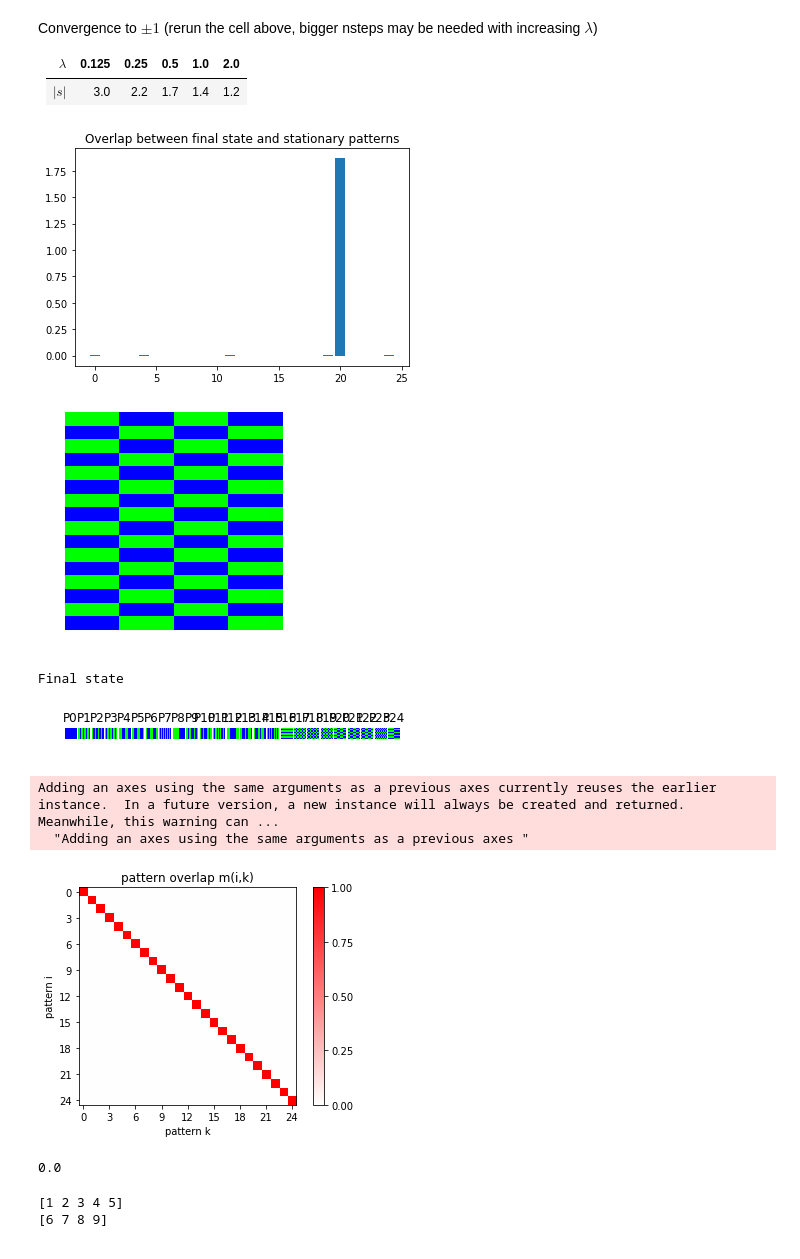
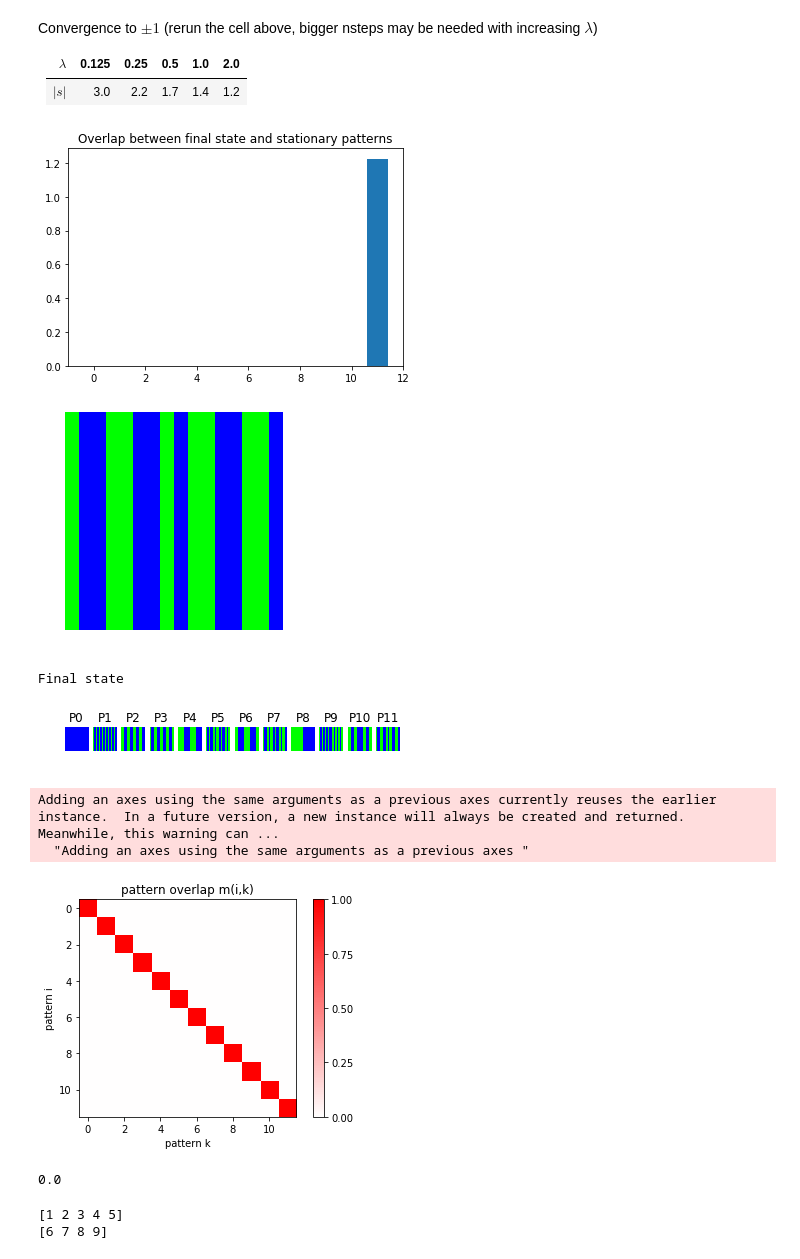
Before and after one commit to lytex/hopfield, a Jupyter notebook: Temperature.ipynb, the cells around one changed output. Cells and saved outputs as stored; diff of their text form; code cells hidden in the pictures.

```diff
--- a/Temperature.ipynb
+++ b/Temperature.ipynb
@@ -61,9 +61,9 @@ def get_stationary(N, K):
     H = np.squeeze(hadamard(N)) # Orthogonal patterns by definition
 
     if K == 1:
-        H = H[0:N, L:L+1] # Get one arbitrary pattern
+        H = H[L:L+1, 0:N] # Get one arbitrary pattern
     else:
-        H = H[0:N, 0:K]
+        H = H[0:K, 0:N]
 
     return H
 
@@ -92,7 +92,7 @@ def plot_evolution(states, H, L):
         print('Stationary state')
 
     else:
-        H_patterns = factory.reshape_patterns(H.T)
+        H_patterns = factory.reshape_patterns(H)
         old = plt.rcParams["figure.figsize"]
         plt.rcParams["figure.figsize"] = (20, 20) # Bigger size
         # Break into multiple lines if necessary
@@ -102,7 +102,7 @@ def plot_evolution(states, H, L):
         print('Stationary states')
 
 
-def iterate_plot(nsteps,  plot=False, flips=-1, pattern=-1,):
+def iterate_plot(nsteps,  plot=False, flips=-1, pattern=-1,user_state=False):
     """
     iterate_plot(nsteps, plot=False, flips=-1, pattern=-1)
     iterate nsteps and plot (if True) time evolution, final state and all stationary patterns
@@ -119,7 +119,7 @@ def iterate_plot(nsteps,  plot=False, flips=-1, pattern=-1,):
     factory = pattern_tools.PatternFactory(L, L)
 
     # einstein summation convention, sum in lambda index (l in the code)
-    hopfield_net.weights = 1/N*np.einsum('il,jl->ij', H, H)
+    hopfield_net.weights = 1/N*np.einsum('li,lj->ij', H, H)
 
     # set user defined function to update the state
     hopfield_net.set_dynamics_to_user_function(g)
@@ -132,6 +132,8 @@ def iterate_plot(nsteps,  plot=False, flips=-1, pattern=-1,):
     elif pattern == -1 or K == 1:
         # flip some spins from the stat state (only one stationary state)
         hopfield_net.state = pattern_tools.flip_n(stationary, nr_of_flips=flips)
+    elif np.size(states) == N:
+        hopfield_net.state = user_state
     else:
         # flip some spins from the given stat state (more than one stationary state)
         hopfield_net.state = pattern_tools.flip_n(stationary[:, pattern], nr_of_flips=flips)
@@ -148,9 +150,9 @@ L = 16 # size of the newtork, has to be power of two
 N = L**2
 K = 12 # number of memory patterns to be stored
 dt = 0.01
-lamb = 2.0
+lamb = 0.5
 T = 0.0 # Temperature
-nsteps = 1000 # number of steps of the simulation
+nsteps = 10000 # number of steps of the simulation
 naverage = 1 # number of simulations to compute average values
 
 # for each simulation, sum the values and then divide by naverage
@@ -163,7 +165,7 @@ conv = 0 # |g(s(t)) -s(t)|/dt = |s(t+dt) - s(t)|/dt -> 0 @ T = 0 for a stationar
 
 # iterate over naverage simulations
 for temp in range(0, naverage):
-    states, weights = iterate_plot(nsteps, False, 25, 11)
+    states, weights = iterate_plot(nsteps, False, 25, 0)
     states_sum += states
     abs_s += np.mean(np.abs(states), axis=1)
     M += np.mean(states, axis=1)
@@ -230,29 +232,29 @@ Convergence to $\pm 1$ (rerun the cell above, bigger nsteps may be needed with i
 # %%
 plt.figure(1)
 H = get_stationary(N, K)
-overlap = [pattern_tools.compute_overlap(states[-1], x) for x in H.T]
+overlap = [pattern_tools.compute_overlap(states[-1], x) for x in H]
 plt.bar(np.arange(0, K), overlap)
 plt.title('Overlap between final state and stationary patterns')
-metastable = np.dot(overlap, H.T) # Reconstruct metastable pattern
+metastable = np.dot(overlap, H) # Reconstruct metastable pattern
 plot_tools.plot_pattern(np.reshape(metastable, (L, L)))
 print("Final state")
 
 # check that overlap_matrix is diagonal
 factory = pattern_tools.PatternFactory(L, L)
-pattern_list = factory.reshape_patterns(H.T)
+pattern_list = factory.reshape_patterns(H)
 plot_tools.plot_pattern_list(pattern_list)
 # how similar are the random patterns and the checkerboard? Check the overlaps
 overlap_matrix = pattern_tools.compute_overlap_matrix(pattern_list)
 plot_tools.plot_overlap_matrix(overlap_matrix)
-np.sum(np.abs(overlap_matrix-np.eye(len(H.T)))) # 0 for diagonal overlap_matrix
+np.sum(np.abs(overlap_matrix-np.eye(len(H)))) # 0 for diagonal overlap_matrix
 # %% [output]
-[figure, old version]
+[figure, new version]
-[figure, old version]
+[figure, new version]
 Final state
-[figure, old version]
+[figure, new version]
 Adding an axes using the same arguments as a previous axes currently reuses the earlier instance.  In a future version, a new instance will always be created and returned.  Meanwhile, this warning can ...
   "Adding an axes using the same arguments as a previous axes "
-[figure, old version]
+[figure, new version]
 0.0
 # %%
 A = np.array((1,2,3,4,5,6,7,8,9))
```
Also changed, not shown: parts of 2 cells of this notebook.
